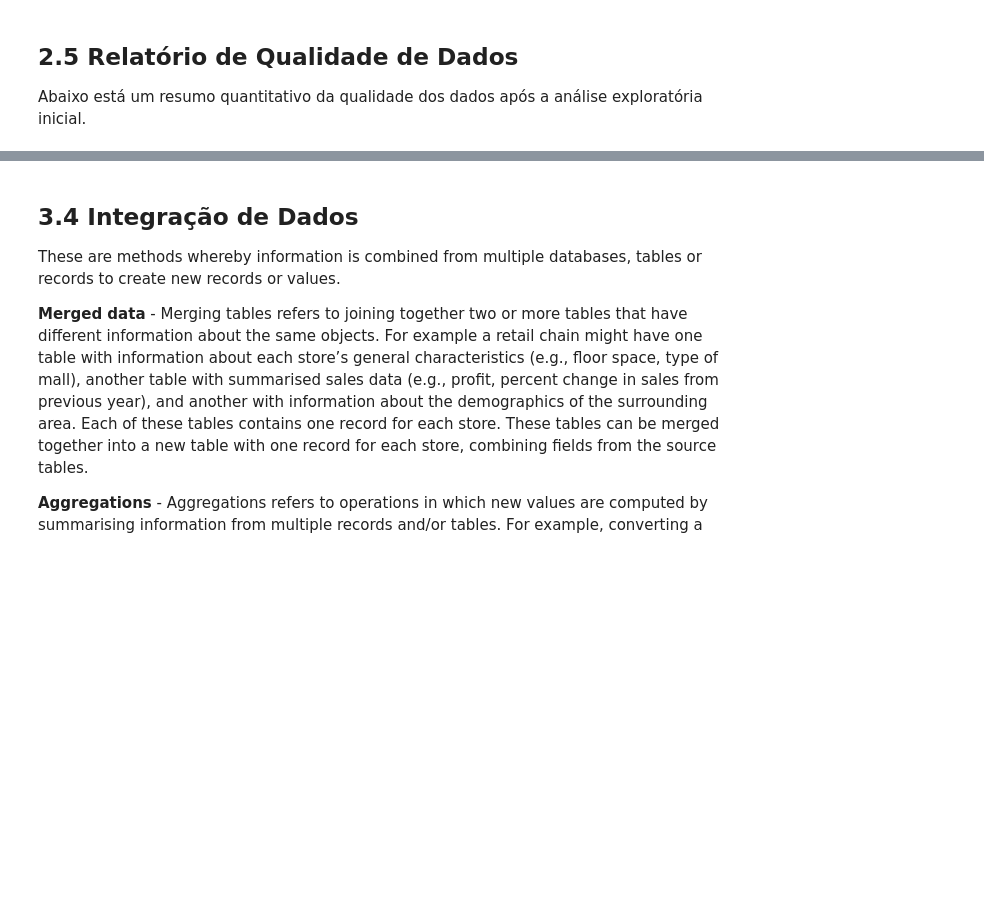
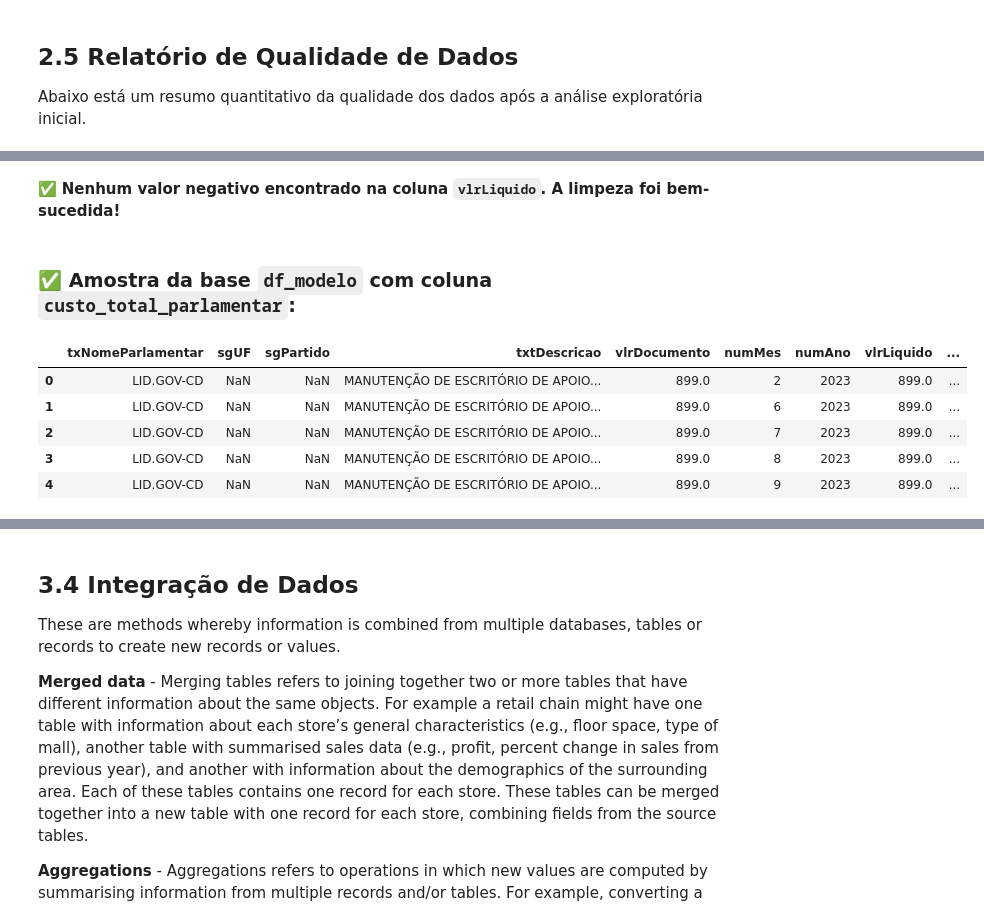
Before and after one commit to paulolmachado/ProjetoFinalCeub, a Jupyter notebook: Projeto_Final.ipynb, the cells around one changed output, grey strips where cells are left out. Saved outputs shown, nothing was run; the diff lists cells and outputs as text; code cells hidden in the pictures; blank space fills up the shorter version.

Commit message:
Tópico 3 iniciado algumas limpesas de dados

```diff
--- a/Projeto_Final.ipynb
+++ b/Projeto_Final.ipynb
@@ -410,2 +368,0 @@ Nenhuma coluna encontrada com o prefixo 'y'.
-# %%
-df = df[(df['balance'] >= lower_bound) & (df['balance'] <= upper_bound)]
@@ -468,5 +368,0 @@ Sometimes we may not need certain columns. We can drop to keep only relevent dat
-# %%
-del_col_list = ['day']
-
-df = df.drop(del_col_list, axis=1)
-df.head()
@@ -494,2 +368,0 @@ Remove duplicate rows. **Note** You may not want to do this - add / remove as re
-# %%
-df = df.drop_duplicates(keep='first')
@@ -503,2 +368,0 @@ This task includes constructive data preparation operations such as the producti
-# %%
-df['age_group'] = pd.cut(df['age'], bins=[0, 18, 35, 65, 100], labels=['child', 'young adult', 'adult', 'senior'])
@@ -504,0 +551,43 @@ df['age_group'] = pd.cut(df['age'], bins=[0, 18, 35, 65, 100], labels=['child',
+# %%
+#Verificação se realmente foi removidas
+from IPython.display import display, Markdown
+
+# Verificando se restaram valores negativos após a limpeza
+negativos_restantes = df_completo[df_completo['vlrLiquido'] < 0]
+qtd_restantes = negativos_restantes.shape[0]
+
+# Exibir o resultado da verificação
+if qtd_restantes == 0:
+    display(Markdown("✅ **Nenhum valor negativo encontrado na coluna `vlrLiquido`. A limpeza foi bem-sucedida!**"))
+else:
+    display(Markdown(f"⚠️ **Ainda existem `{qtd_restantes}` registros com valores negativos em `vlrLiquido`.**"))
+    display(negativos_restantes[['txNomeParlamentar', 'sgUF', 'sgPartido', 'vlrLiquido']].head())
+# %% [output]
+✅ **Nenhum valor negativo encontrado na coluna `vlrLiquido`. A limpeza foi bem-sucedida!**
+# %%
+#Continuação do 3.1 Seleção dos Dados com os dados limpos
+
+# 2️ - Seleção de colunas relevantes e criação da nova feature
+colunas_selecionadas = [
+    'txNomeParlamentar', 'sgUF', 'sgPartido', 'txtDescricao',
+    'vlrDocumento', 'numMes', 'numAno', 'vlrLiquido'
+]
+
+# Cria uma nova base apenas com as colunas relevantes
+df_modelo = df_completo[colunas_selecionadas].copy()
+
+# 3️ - Criação da coluna de custo total por parlamentar
+df_modelo['custo_total_parlamentar'] = df_modelo.groupby('txNomeParlamentar')['vlrLiquido'].transform('sum')
+
+# 4️ - Exibição final
+from IPython.display import display, Markdown
+display(Markdown("### ✅ Amostra da base `df_modelo` com coluna `custo_total_parlamentar`:"))
+display(df_modelo.head())
+# %% [output]
+### ✅ Amostra da base `df_modelo` com coluna `custo_total_parlamentar`:
+|  | txNomeParlamentar | sgUF | sgPartido | txtDescricao | vlrDocumento | numMes | numAno | vlrLiquido | ... |
+| 0 | LID.GOV-CD | NaN | NaN | MANUTENÇÃO DE ESCRITÓRIO DE APOIO... | 899.0 | 2 | 2023 | 899.0 | ... |
+| 1 | LID.GOV-CD | NaN | NaN | MANUTENÇÃO DE ESCRITÓRIO DE APOIO... | 899.0 | 6 | 2023 | 899.0 | ... |
+| 2 | LID.GOV-CD | NaN | NaN | MANUTENÇÃO DE ESCRITÓRIO DE APOIO... | 899.0 | 7 | 2023 | 899.0 | ... |
+| 3 | LID.GOV-CD | NaN | NaN | MANUTENÇÃO DE ESCRITÓRIO DE APOIO... | 899.0 | 8 | 2023 | 899.0 | ... |
+| 4 | LID.GOV-CD | NaN | NaN | MANUTENÇÃO DE ESCRITÓRIO DE APOIO... | 899.0 | 9 | 2023 | 899.0 | ... |
```
Also changed, not shown: parts of 30 cells of this notebook.
